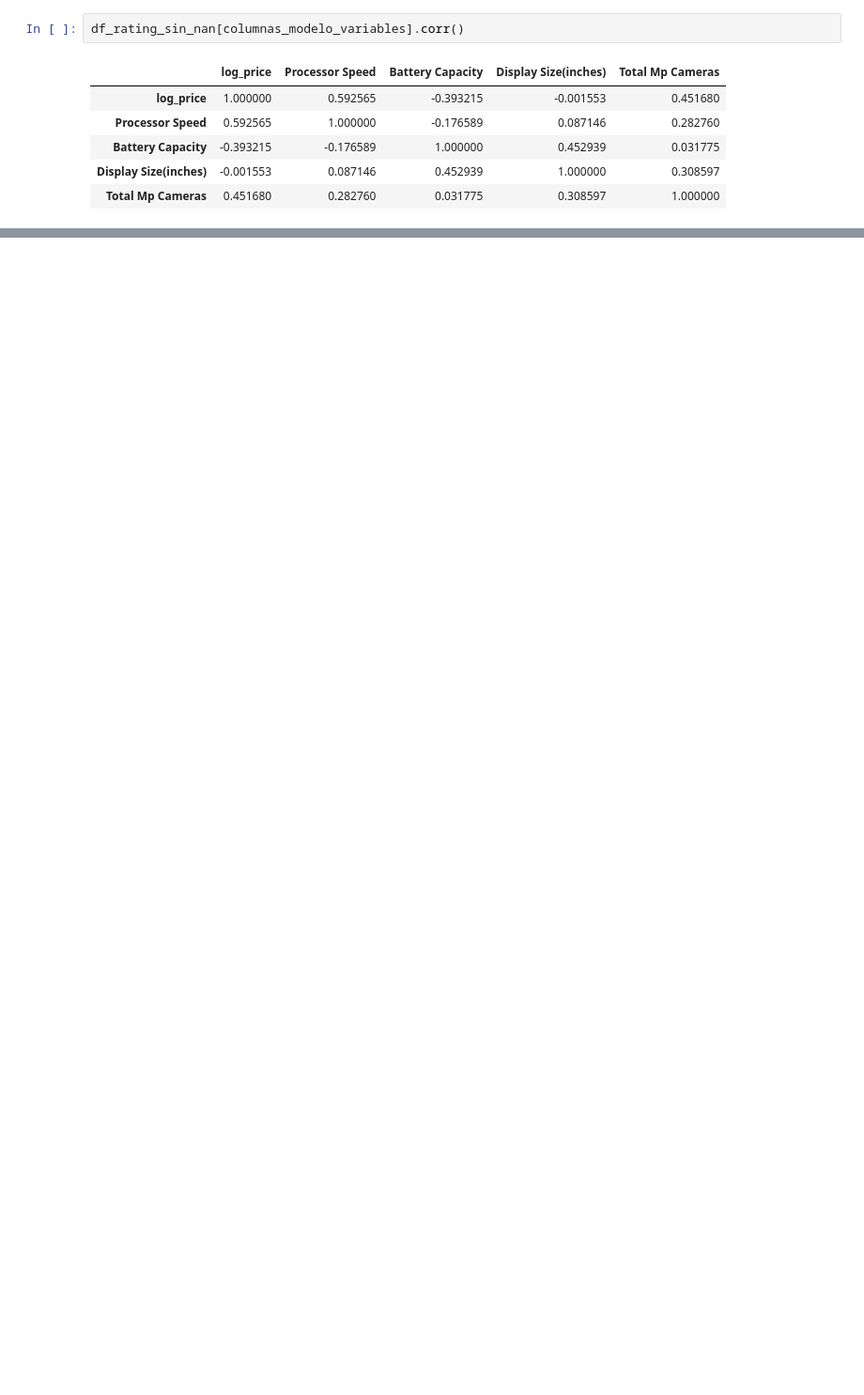
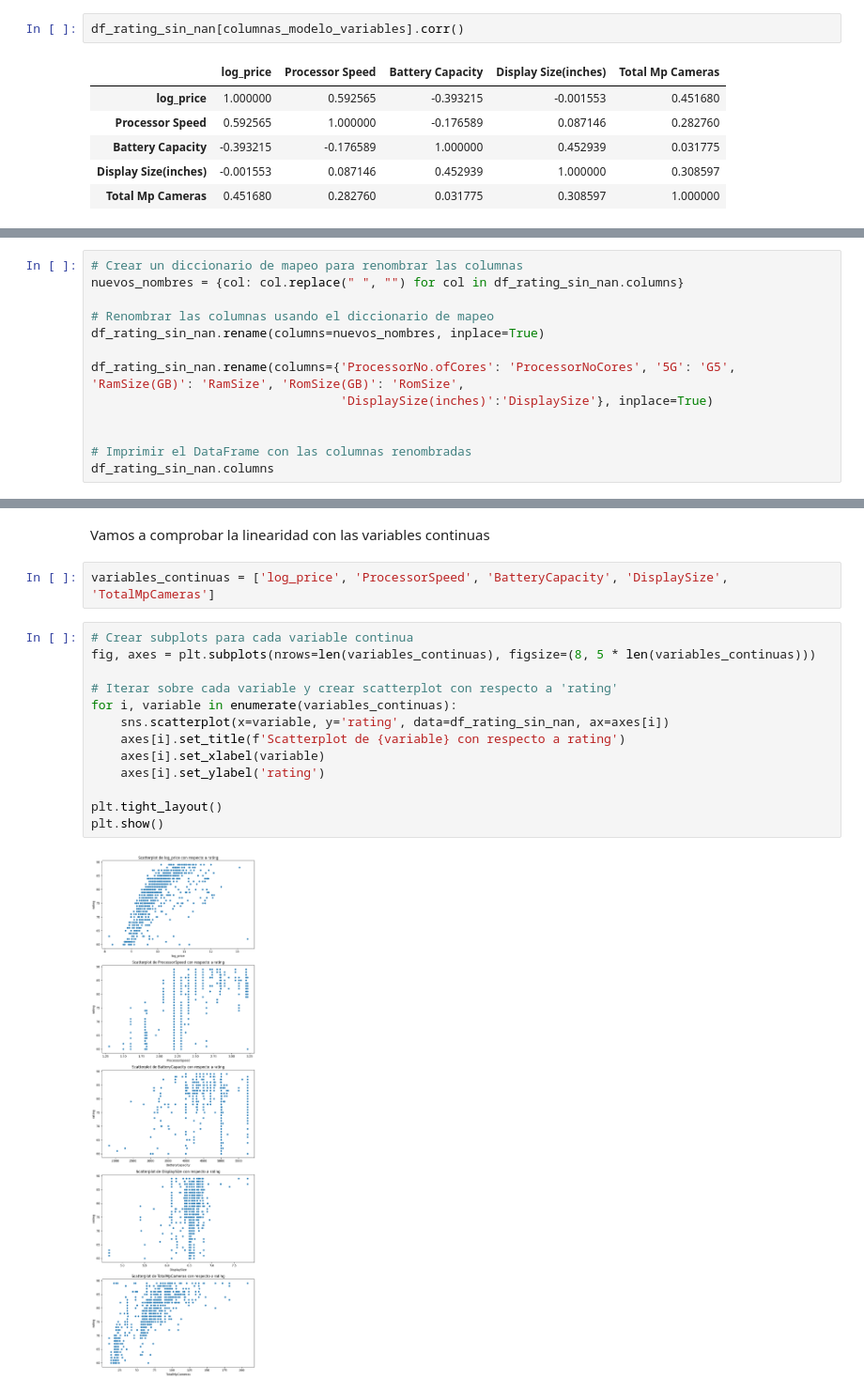
Before and after one commit to manuelangelrodr/EDA_Smartphones, a Jupyter notebook: src/notebooks/EDA_Provisional.ipynb, the cells around one changed output, grey strips where cells are left out. Shown at 94% size. Drawn from its saved outputs; the diff is of its cells as text; blank space fills up the shorter version.

```diff
--- a/src/notebooks/EDA_Provisional.ipynb
+++ b/src/notebooks/EDA_Provisional.ipynb
@@ -1634,0 +1644,13 @@ plt.show()
+# %%
+# Crear un diccionario de mapeo para renombrar las columnas
+nuevos_nombres = {col: col.replace(" ", "") for col in df_rating_sin_nan.columns}
+
+# Renombrar las columnas usando el diccionario de mapeo
+df_rating_sin_nan.rename(columns=nuevos_nombres, inplace=True)
+
+df_rating_sin_nan.rename(columns={'ProcessorNo.ofCores': 'ProcessorNoCores', '5G': 'G5', 'RamSize(GB)': 'RamSize', 'RomSize(GB)': 'RomSize',
+                                  'DisplaySize(inches)':'DisplaySize'}, inplace=True)
+
+
+# Imprimir el DataFrame con las columnas renombradas
+df_rating_sin_nan.columns
@@ -1634,0 +1748,19 @@ plt.show()
+# %% [markdown]
+Vamos a comprobar la linearidad con las variables continuas
+# %%
+variables_continuas = ['log_price', 'ProcessorSpeed', 'BatteryCapacity', 'DisplaySize', 'TotalMpCameras']
+# %%
+# Crear subplots para cada variable continua
+fig, axes = plt.subplots(nrows=len(variables_continuas), figsize=(8, 5 * len(variables_continuas)))
+
+# Iterar sobre cada variable y crear scatterplot con respecto a 'rating'
+for i, variable in enumerate(variables_continuas):
+    sns.scatterplot(x=variable, y='rating', data=df_rating_sin_nan, ax=axes[i])
+    axes[i].set_title(f'Scatterplot de {variable} con respecto a rating')
+    axes[i].set_xlabel(variable)
+    axes[i].set_ylabel('rating')
+
+plt.tight_layout()
+plt.show()
+# %% [output]
+[figure, added]
```
Also changed, not shown: parts of 64 cells of this notebook, 3 other files.
